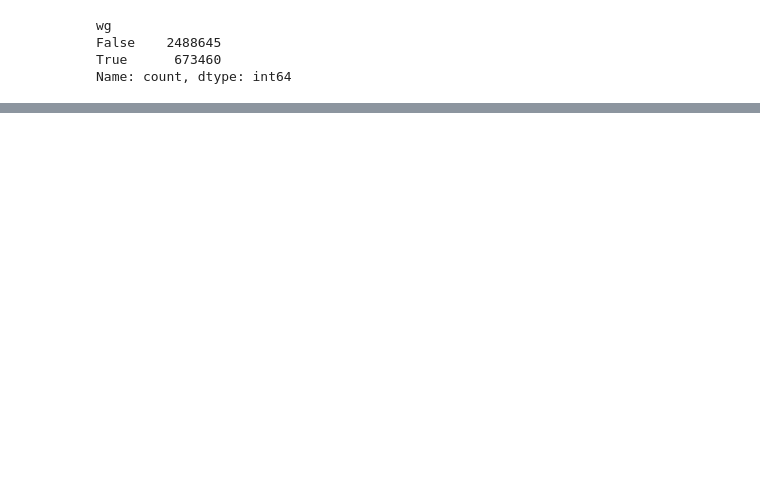
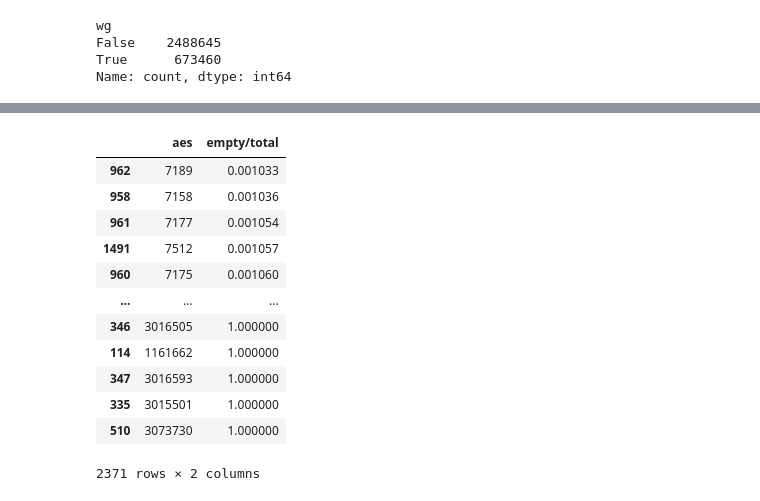
Before and after one commit to Mussab157/Wildfire-Prediction-Classification, a Jupyter notebook: notebooks/01_eda.ipynb, the cells around one changed output, grey strips where cells are left out. Saved outputs shown, nothing was run; the diff lists cells and outputs as text; code cells hidden in the pictures; blank space fills up the shorter version.

```diff
--- a/notebooks/01_eda.ipynb
+++ b/notebooks/01_eda.ipynb
@@ -678,0 +718,20 @@ Name: count, dtype: int64
+# %%
+df_aes_isna=dataset[dataset['wg'].isna()].groupby('aes',as_index=False).size()
+df_aes_isna=pd.merge(df_aes_isna, df_total_obs_aes, on='aes', how='inner')
+df_aes_isna.rename(columns={'size':'empty_wb_obs'}, inplace=True)
+df_aes_isna['empty/total']=df_aes_isna['empty_wb_obs']/df_aes_isna['total_obs']
+df_aes_isna[['aes', 'empty/total']].sort_values(by='empty/total', ascending=True)
+# %% [output]
+|  | aes | empty/total |
+| 962 | 7189 | 0.001033 |
+| 958 | 7158 | 0.001036 |
+| 961 | 7177 | 0.001054 |
+| 1491 | 7512 | 0.001057 |
+| 960 | 7175 | 0.001060 |
+| ... | ... | ... |
+| 346 | 3016505 | 1.000000 |
+| 114 | 1161662 | 1.000000 |
+| 347 | 3016593 | 1.000000 |
+| 335 | 3015501 | 1.000000 |
+| 510 | 3073730 | 1.000000 |
+2371 rows × 2 columns
```
Also changed, not shown: parts of 12 cells of this notebook.
